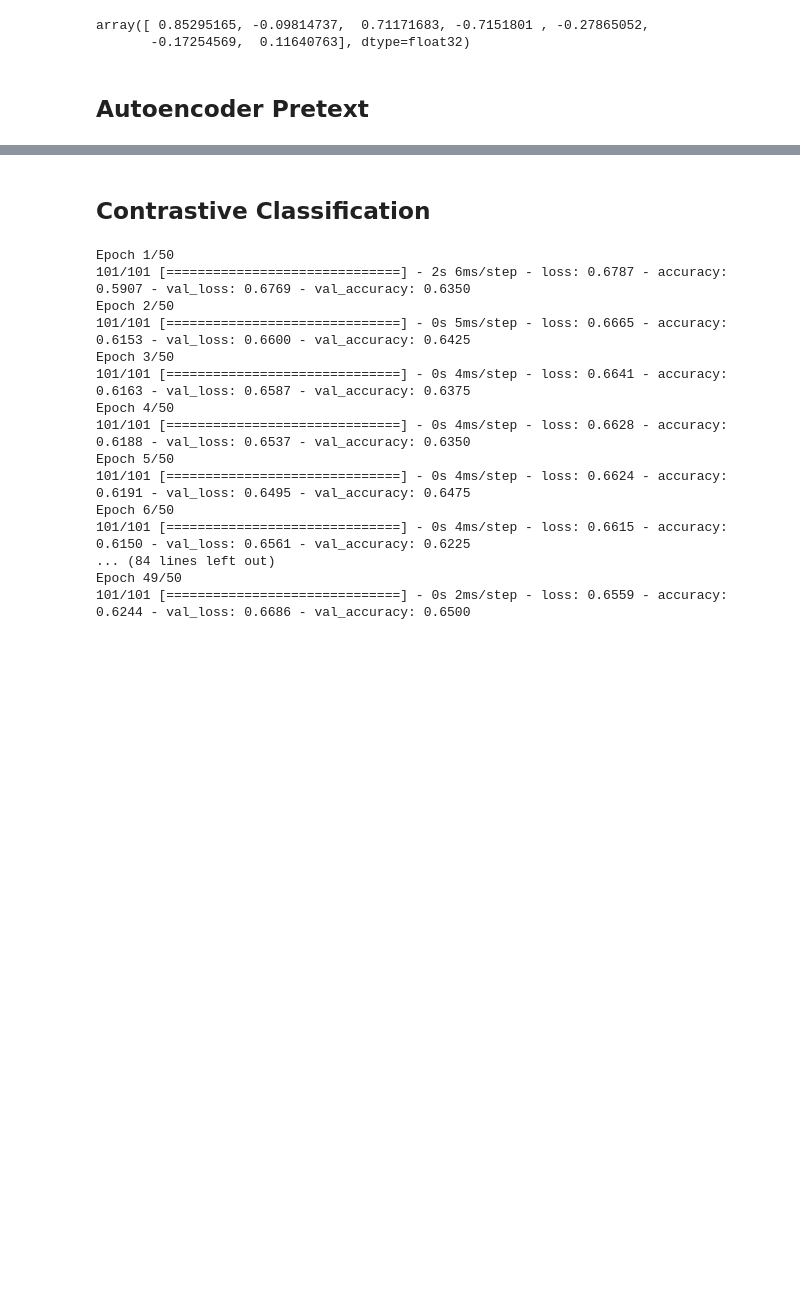
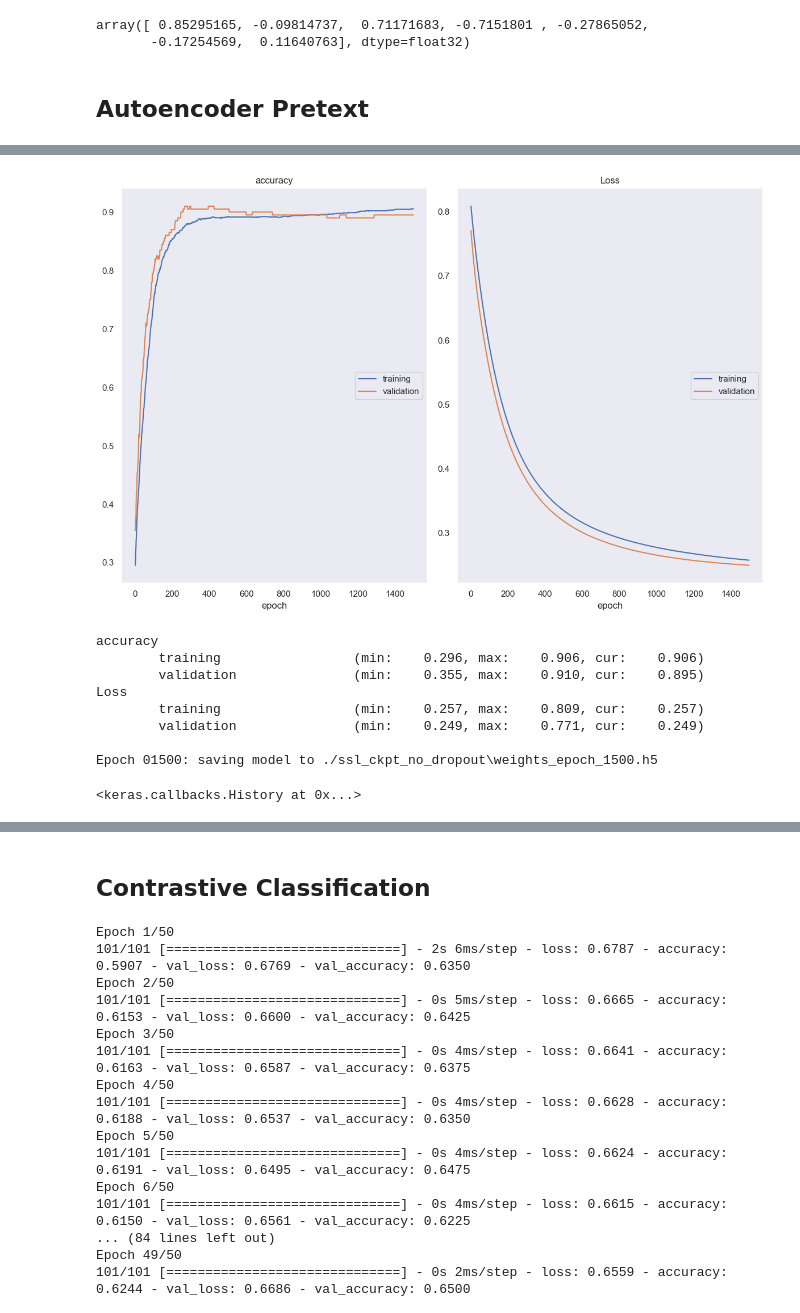
Before and after one commit to abhimanyu911/bcu-classification, a Jupyter notebook: BCU_Classifier.ipynb, the cells around one changed output, grey strips where cells are left out. Saved outputs shown, nothing was run; the diff lists cells and outputs as text; code cells hidden in the pictures; blank space fills up the shorter version.

```diff
--- a/BCU_Classifier.ipynb
+++ b/BCU_Classifier.ipynb
@@ -211,0 +363,65 @@ Epoch 20/20
+# %%
+import tensorflow as tf
+from tensorflow import keras
+from keras.layers import Input, Dense
+from keras.models import Model
+from sklearn.model_selection import train_test_split
+import numpy as np
+
+# Define the self-supervised model architecture
+input_layer = Input(shape=(7,))
+encoder = Dense(128, activation='relu')(input_layer)
+encoder = Dense(64, activation='relu')(encoder)
+encoded = Dense(32, activation='relu')(encoder)
+decoder = Dense(64, activation='relu')(encoded)
+decoder = Dense(128, activation='relu')(decoder)
+decoded = Dense(7, activation='linear')(decoder)  # Reconstruction layer
+
+# Create the encoder model (used for self-supervised task)
+encoder_model = Model(inputs=input_layer, outputs=encoded)
+
+# Create the full self-supervised model (including reconstruction loss)
+self_supervised_model = Model(inputs=input_layer, outputs=decoded)
+
+# Compile the self-supervised model with a loss function (reconstruction loss)
+self_supervised_model.compile(optimizer='adam', loss='mean_squared_error')
+
+# Train the self-supervised model on the data
+self_supervised_model.fit(X_train, X_train, epochs=300, batch_size=2048, validation_data=(X_val, X_val), callbacks=[PlotLossesKeras()])
+
+# Extract encoded features from the encoder model
+encoded_features_train = encoder_model.predict(X_train)
+encoded_features_val = encoder_model.predict(X_val)
+
+# Now you can use the encoded features as inputs for a classification head
+classification_input_layer = Input(shape=(32,))  # Use the appropriate size of encoded features
+classification_input_layer_1 =  tf.keras.layers.Dropout(0.5)(classification_input_layer)
+classification_output_layer = Dense(1, activation='sigmoid')(classification_input_layer_1)
+
+classification_model = Model(inputs=classification_input_layer, outputs=classification_output_layer)
+classification_model.compile(optimizer='adam', loss='binary_crossentropy', metrics=['accuracy'])
+
+checkpoint_path = './ssl_ckpt_no_dropout/' + 'weights_epoch_{epoch:02d}.h5'
+ckpt = tf.keras.callbacks.ModelCheckpoint(
+        checkpoint_path,
+        monitor='val_loss',
+        verbose=1,
+        save_best_only=False,
+        save_weights_only=True,
+        mode='min',
+        save_freq='epoch'
+    )
+
+# Train the classification model on the encoded features
+classification_model.fit(encoded_features_train, y_train, epochs=1500, batch_size=2048, validation_data=(encoded_features_val, y_val), callbacks=[PlotLossesKeras(), ckpt])
+# %% [output]
+[figure, added]
+accuracy
+        training                 (min:    0.296, max:    0.906, cur:    0.906)
+        validation               (min:    0.355, max:    0.910, cur:    0.895)
+Loss
+        training                 (min:    0.257, max:    0.809, cur:    0.257)
+        validation               (min:    0.249, max:    0.771, cur:    0.249)
+
+Epoch 01500: saving model to ./ssl_ckpt_no_dropout\weights_epoch_1500.h5
+<keras.callbacks.History at 0x...>
```
Also changed, not shown: parts of 11 cells of this notebook, 1 other file.
